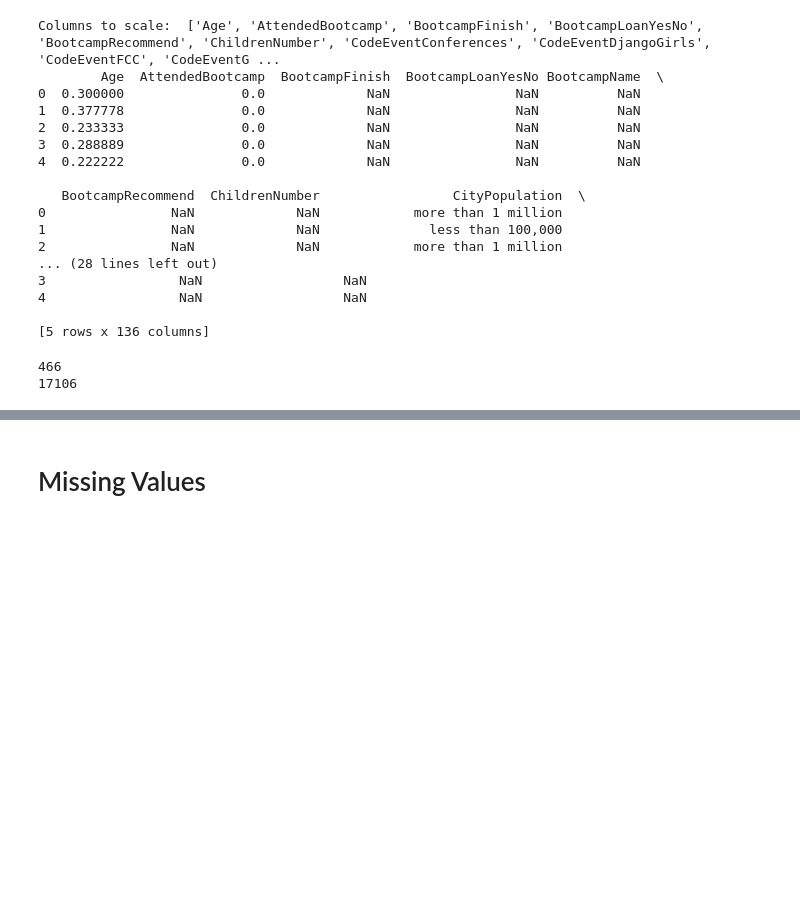
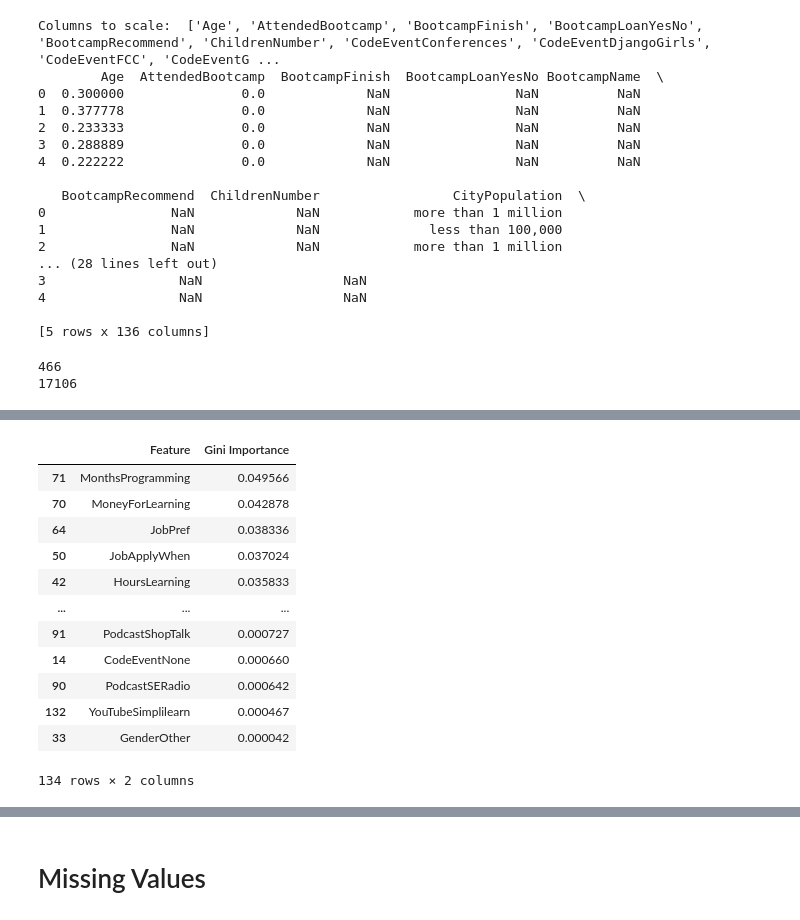
Before and after one commit to AyanaMiranda/Project-2, a Jupyter notebook: 1_Roberta/Robertas_Newcodermodel.ipynb, the cells around one changed output, grey strips where cells are left out. Saved outputs shown, nothing was run; the diff lists cells and outputs as text; code cells hidden in the pictures; blank space fills up the shorter version.

```diff
--- a/1_Roberta/Robertas_Newcodermodel.ipynb
+++ b/1_Roberta/Robertas_Newcodermodel.ipynb
@@ -473,0 +531,18 @@ weighted avg       0.79      0.79      0.77       321
+# %%
+importance = rf_model_finish.feature_importances_
+feature_df = pd.DataFrame({"Feature": X.columns,'Gini Importance': importance}).sort_values('Gini Importance', ascending = False)
+feature_df
+# %% [output]
+|  | Feature | Gini Importance |
+| 71 | MonthsProgramming | 0.049566 |
+| 70 | MoneyForLearning | 0.042878 |
+| 64 | JobPref | 0.038336 |
+| 50 | JobApplyWhen | 0.037024 |
+| 42 | HoursLearning | 0.035833 |
+| ... | ... | ... |
+| 91 | PodcastShopTalk | 0.000727 |
+| 14 | CodeEventNone | 0.000660 |
+| 90 | PodcastSERadio | 0.000642 |
+| 132 | YouTubeSimplilearn | 0.000467 |
+| 33 | GenderOther | 0.000042 |
+134 rows × 2 columns
```
Also changed, not shown: parts of 16 cells of this notebook, 9 other files.
